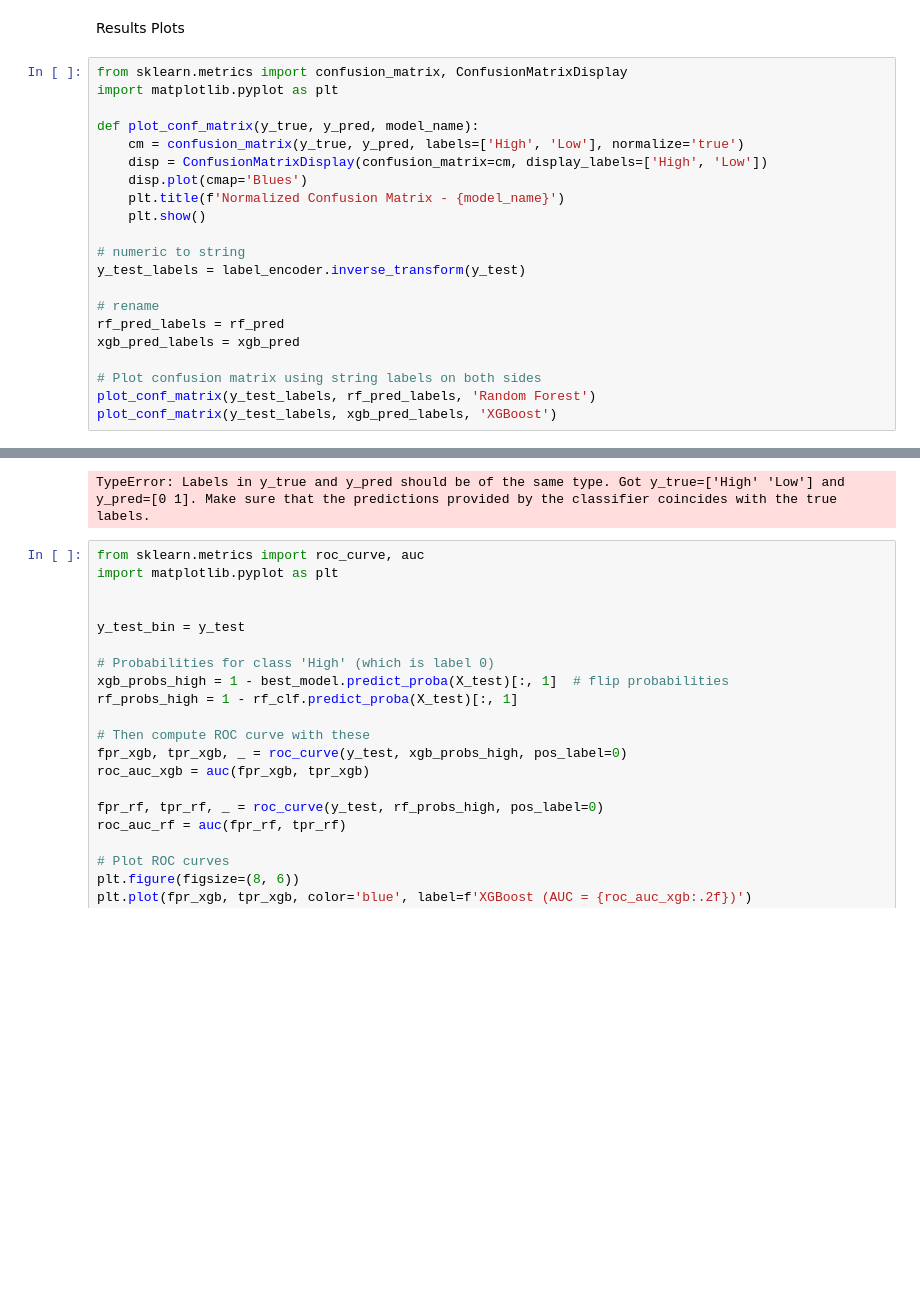
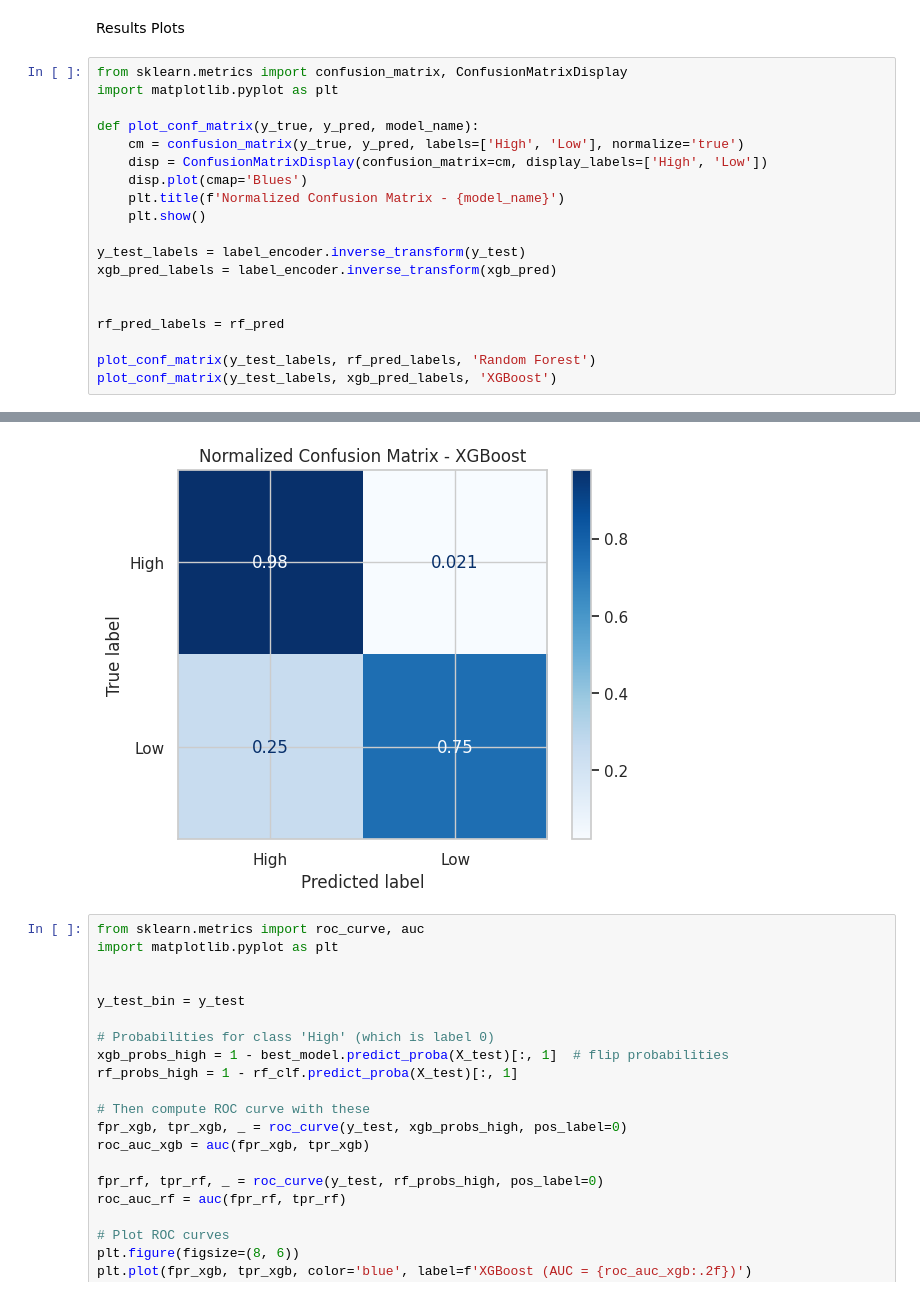
Before and after one commit to Krishnapabbu17/diamonds-analysis, a Jupyter notebook: DataScienceProject.ipynb, the cells around one changed output, grey strips where cells are left out. Cells and saved outputs as stored; diff of their text form; blank space fills up the shorter version.

Commit message:
finished results plot

```diff
--- a/DataScienceProject.ipynb
+++ b/DataScienceProject.ipynb
@@ -518,27 +518,25 @@ Results Plots
 # %%
 from sklearn.metrics import confusion_matrix, ConfusionMatrixDisplay
 import matplotlib.pyplot as plt
 
 def plot_conf_matrix(y_true, y_pred, model_name):
     cm = confusion_matrix(y_true, y_pred, labels=['High', 'Low'], normalize='true')
     disp = ConfusionMatrixDisplay(confusion_matrix=cm, display_labels=['High', 'Low'])
     disp.plot(cmap='Blues')
     plt.title(f'Normalized Confusion Matrix - {model_name}')
     plt.show()
 
-# numeric to string
 y_test_labels = label_encoder.inverse_transform(y_test)
+xgb_pred_labels = label_encoder.inverse_transform(xgb_pred)
 
-# rename
+
 rf_pred_labels = rf_pred
-xgb_pred_labels = xgb_pred
 
-# Plot confusion matrix using string labels on both sides
 plot_conf_matrix(y_test_labels, rf_pred_labels, 'Random Forest')
 plot_conf_matrix(y_test_labels, xgb_pred_labels, 'XGBoost')
 # %% [output]
 [figure]
-TypeError: Labels in y_true and y_pred should be of the same type. Got y_true=['High' 'Low'] and y_pred=[0 1]. Make sure that the predictions provided by the classifier coincides with the true labels.
+[figure, added]
 # %%
 from sklearn.metrics import roc_curve, auc
 import matplotlib.pyplot as plt
```
